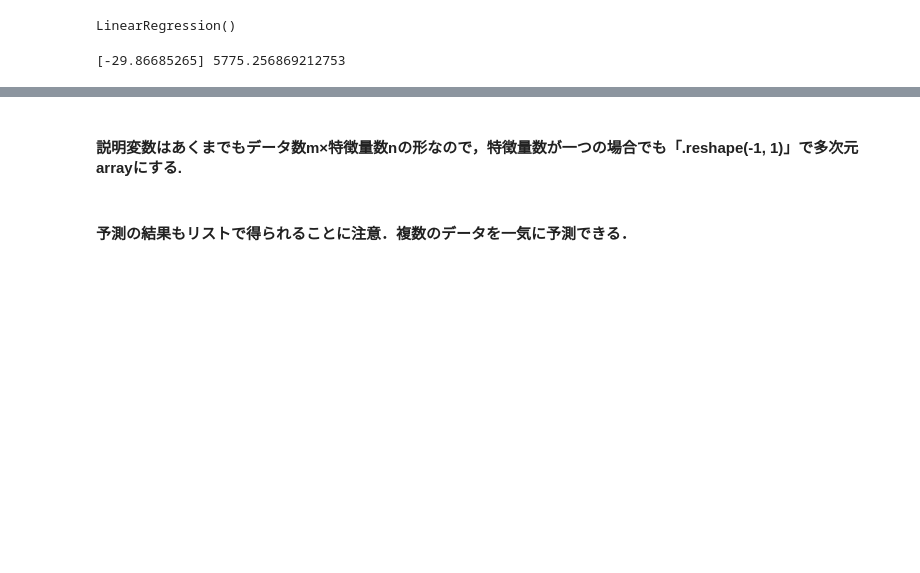
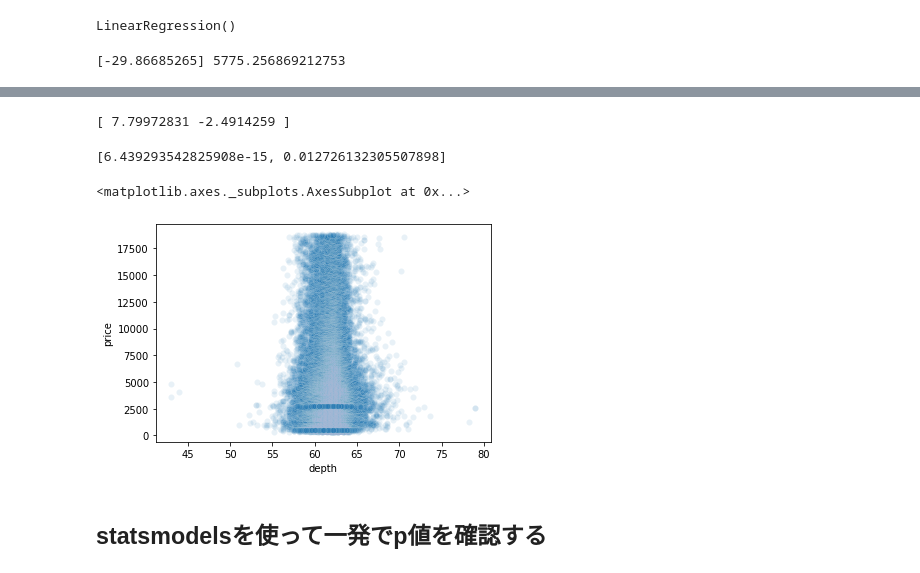
Before and after one commit to takunton/ds, a Jupyter notebook: work/ds_ml/web/lesson6.ipynb, the cells around one changed output, grey strips where cells are left out. Saved outputs shown, nothing was run; the diff lists cells and outputs as text; code cells hidden in the pictures; blank space fills up the shorter version.

```diff
--- a/work/ds_ml/web/lesson6.ipynb
+++ b/work/ds_ml/web/lesson6.ipynb
@@ -38,4 +40,0 @@ array([13255.76572108, 21011.53297513])
-# %% [markdown]
-#### 説明変数はあくまでもデータ数m×特徴量数nの形なので，特徴量数が一つの場合でも「.reshape(-1, 1)」で多次元arrayにする.
-# %% [markdown]
-#### 予測の結果もリストで得られることに注意．複数のデータを一気に予測できる．
@@ -41,0 +45,18 @@ array([13255.76572108, 21011.53297513])
+# %%
+t = theta / np.sqrt(SE_sq)
+print(t)
+# %% [output]
+[ 7.79972831 -2.4914259 ]
+# %%
+p = [2*(1-stats.t.cdf(np.abs(t_val),(len(X_)-len(X_[0])))) for t_val in t]
+print(p)
+# θ1に対するp値が5%以下で棄却されるため,θ1がが0であるという帰無仮説は棄却される
+# %% [output]
+[6.439293542825908e-15, 0.012726132305507898]
+# %%
+sns.scatterplot(x=df['depth'], y=df['price'], alpha=0.1)
+# %% [output]
+<matplotlib.axes._subplots.AxesSubplot at 0x...>
+[figure, added]
+# %% [markdown]
+## statsmodelsを使って一発でp値を確認する
```
Also changed, not shown: parts of 8 cells of this notebook.
